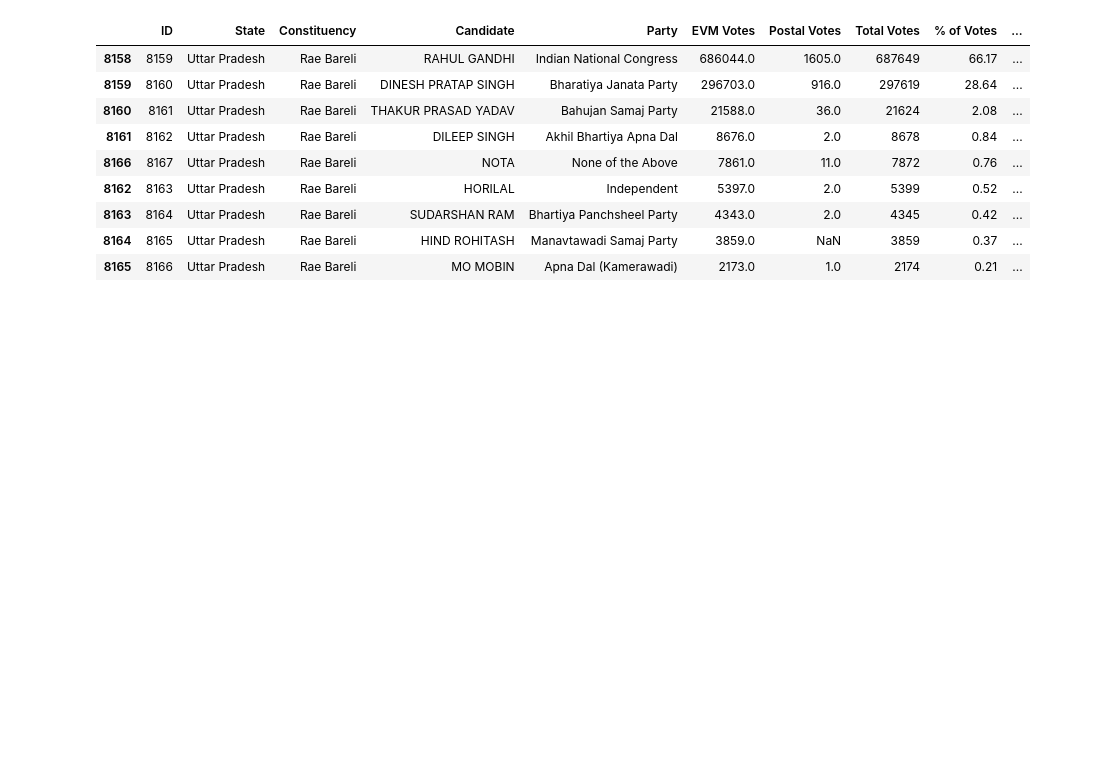
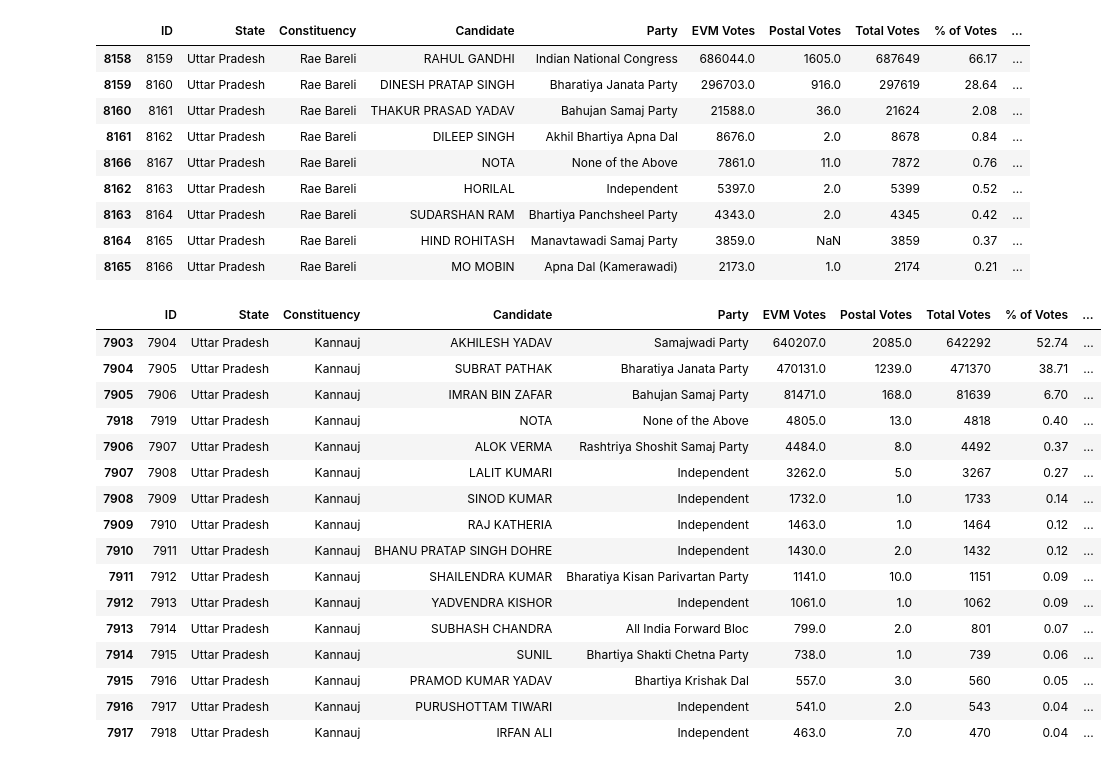
Before and after one commit to geershatisaxena/Election, a Jupyter notebook: res.ipynb, the cells around one changed output. Saved outputs shown, nothing was run; the diff lists cells and outputs as text; code cells hidden in the pictures; blank space fills up the shorter version.

```diff
--- a/res.ipynb
+++ b/res.ipynb
@@ -201,3 +201,23 @@ constituency_contest("Rae Bareli", "Uttar Pradesh")
 | 8163 | 8164 | Uttar Pradesh | Rae Bareli | SUDARSHAN RAM | Bhartiya Panchsheel Party | 4343.0 | 2.0 | 4345 | 0.42 | ... |
 | 8164 | 8165 | Uttar Pradesh | Rae Bareli | HIND ROHITASH | Manavtawadi Samaj Party | 3859.0 | NaN | 3859 | 0.37 | ... |
 | 8165 | 8166 | Uttar Pradesh | Rae Bareli | MO MOBIN | Apna Dal (Kamerawadi) | 2173.0 | 1.0 | 2174 | 0.21 | ... |
+# %%
+constituency_contest("Kannauj", "Uttar Pradesh")
+# %% [output]
+|  | ID | State | Constituency | Candidate | Party | EVM Votes | Postal Votes | Total Votes | % of Votes | ... |
+| 7903 | 7904 | Uttar Pradesh | Kannauj | AKHILESH YADAV | Samajwadi Party | 640207.0 | 2085.0 | 642292 | 52.74 | ... |
+| 7904 | 7905 | Uttar Pradesh | Kannauj | SUBRAT PATHAK | Bharatiya Janata Party | 470131.0 | 1239.0 | 471370 | 38.71 | ... |
+| 7905 | 7906 | Uttar Pradesh | Kannauj | IMRAN BIN ZAFAR | Bahujan Samaj Party | 81471.0 | 168.0 | 81639 | 6.70 | ... |
+| 7918 | 7919 | Uttar Pradesh | Kannauj | NOTA | None of the Above | 4805.0 | 13.0 | 4818 | 0.40 | ... |
+| 7906 | 7907 | Uttar Pradesh | Kannauj | ALOK VERMA | Rashtriya Shoshit Samaj Party | 4484.0 | 8.0 | 4492 | 0.37 | ... |
+| 7907 | 7908 | Uttar Pradesh | Kannauj | LALIT KUMARI | Independent | 3262.0 | 5.0 | 3267 | 0.27 | ... |
+| 7908 | 7909 | Uttar Pradesh | Kannauj | SINOD KUMAR | Independent | 1732.0 | 1.0 | 1733 | 0.14 | ... |
+| 7909 | 7910 | Uttar Pradesh | Kannauj | RAJ KATHERIA | Independent | 1463.0 | 1.0 | 1464 | 0.12 | ... |
+| 7910 | 7911 | Uttar Pradesh | Kannauj | BHANU PRATAP SINGH DOHRE | Independent | 1430.0 | 2.0 | 1432 | 0.12 | ... |
+| 7911 | 7912 | Uttar Pradesh | Kannauj | SHAILENDRA KUMAR | Bharatiya Kisan Parivartan Party | 1141.0 | 10.0 | 1151 | 0.09 | ... |
+| 7912 | 7913 | Uttar Pradesh | Kannauj | YADVENDRA KISHOR | Independent | 1061.0 | 1.0 | 1062 | 0.09 | ... |
+| 7913 | 7914 | Uttar Pradesh | Kannauj | SUBHASH CHANDRA | All India Forward Bloc | 799.0 | 2.0 | 801 | 0.07 | ... |
+| 7914 | 7915 | Uttar Pradesh | Kannauj | SUNIL | Bhartiya Shakti Chetna Party | 738.0 | 1.0 | 739 | 0.06 | ... |
+| 7915 | 7916 | Uttar Pradesh | Kannauj | PRAMOD KUMAR YADAV | Bhartiya Krishak Dal | 557.0 | 3.0 | 560 | 0.05 | ... |
+| 7916 | 7917 | Uttar Pradesh | Kannauj | PURUSHOTTAM TIWARI | Independent | 541.0 | 2.0 | 543 | 0.04 | ... |
+| 7917 | 7918 | Uttar Pradesh | Kannauj | IRFAN ALI | Independent | 463.0 | 7.0 | 470 | 0.04 | ... |
```
